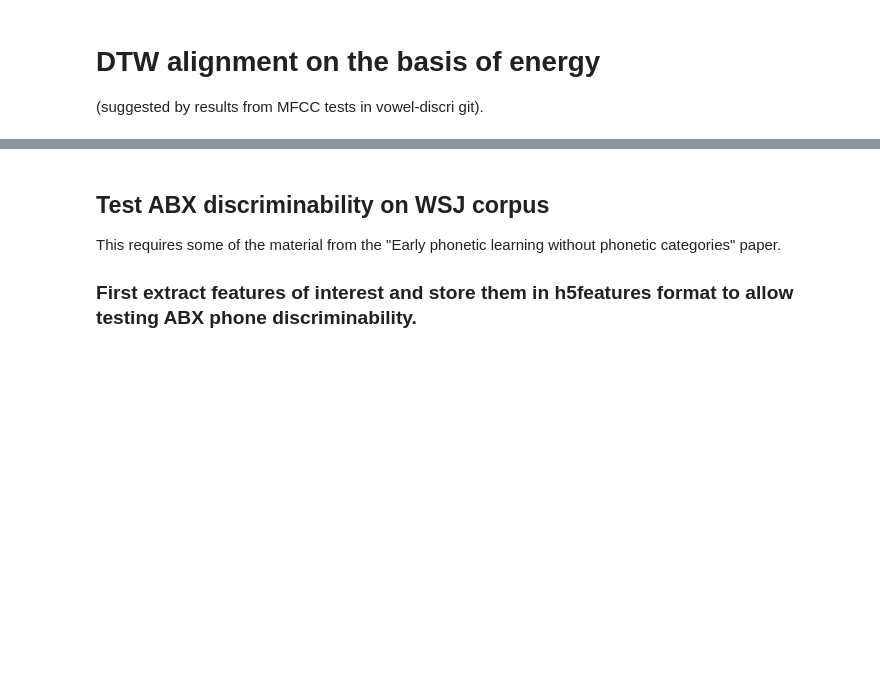
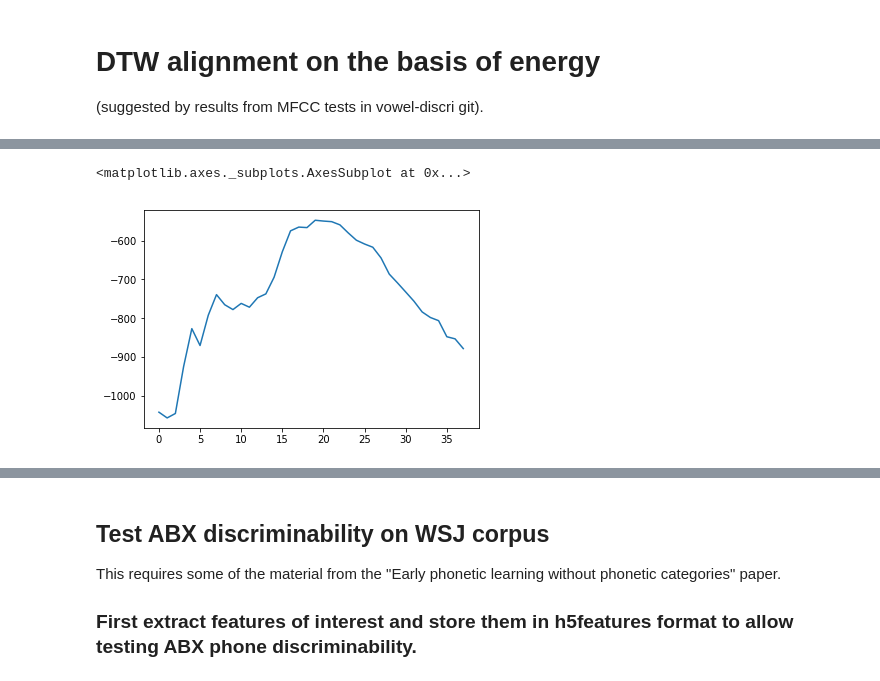
Before and after one commit to Thomas-Schatz/input_reps, a Jupyter notebook: input_reps/Better input features.ipynb, the cells around one changed output, grey strips where cells are left out. Cells and saved outputs as stored; diff of their text form; code cells hidden in the pictures; blank space fills up the shorter version.

```diff
--- a/input_reps/Better input features.ipynb
+++ b/input_reps/Better input features.ipynb
@@ -64,0 +79,5 @@ assert fs == 16000
+# %%
+sns.lineplot(data=coefs[1,:])  # mfcc 0
+# %% [output]
+<matplotlib.axes._subplots.AxesSubplot at 0x...>
+[figure, added]
```
Also changed, not shown: parts of 22 cells of this notebook, 10 other files.
